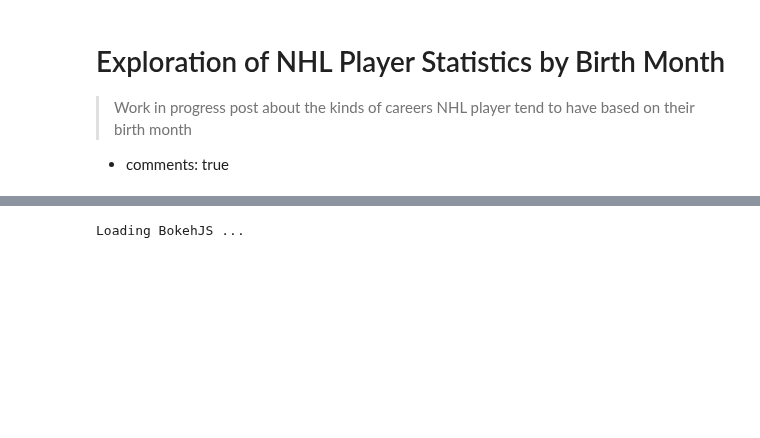
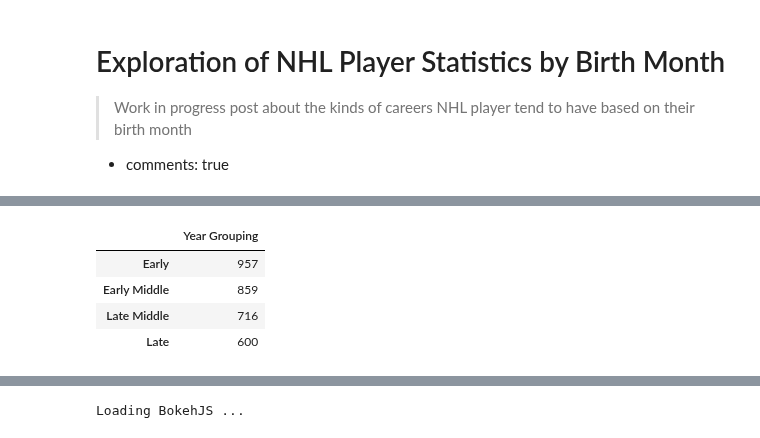
Before and after one commit to JackStaples/jcrs-blog, a Jupyter notebook: _notebooks/2021-10-25-nhldatatest.ipynb, the cells around one changed output, grey strips where cells are left out. Saved outputs shown, nothing was run; the diff lists cells and outputs as text; code cells hidden in the pictures; blank space fills up the shorter version.

```diff
--- a/_notebooks/2021-10-25-nhldatatest.ipynb
+++ b/_notebooks/2021-10-25-nhldatatest.ipynb
@@ -54,0 +103,8 @@ nhl_month_stats_df['shooting percentage'] = nhl_month_stats_df['goals'] / nhl_mo
+# %%
+pd.DataFrame(players_df['Year Grouping'].value_counts(sort=False))
+# %% [output]
+|  | Year Grouping |
+| Early | 957 |
+| Early Middle | 859 |
+| Late Middle | 716 |
+| Late | 600 |
```
Also changed, not shown: parts of 9 cells of this notebook, 1 other file.
